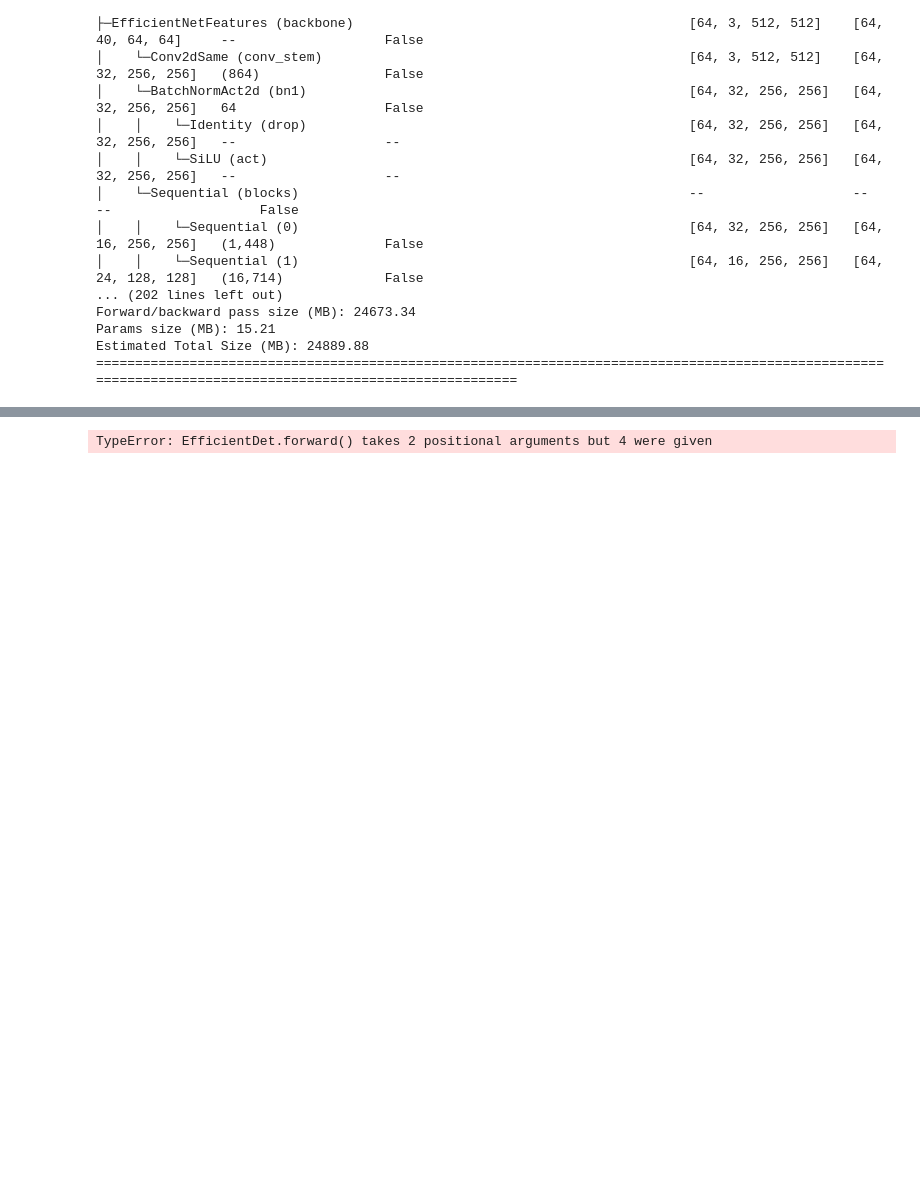
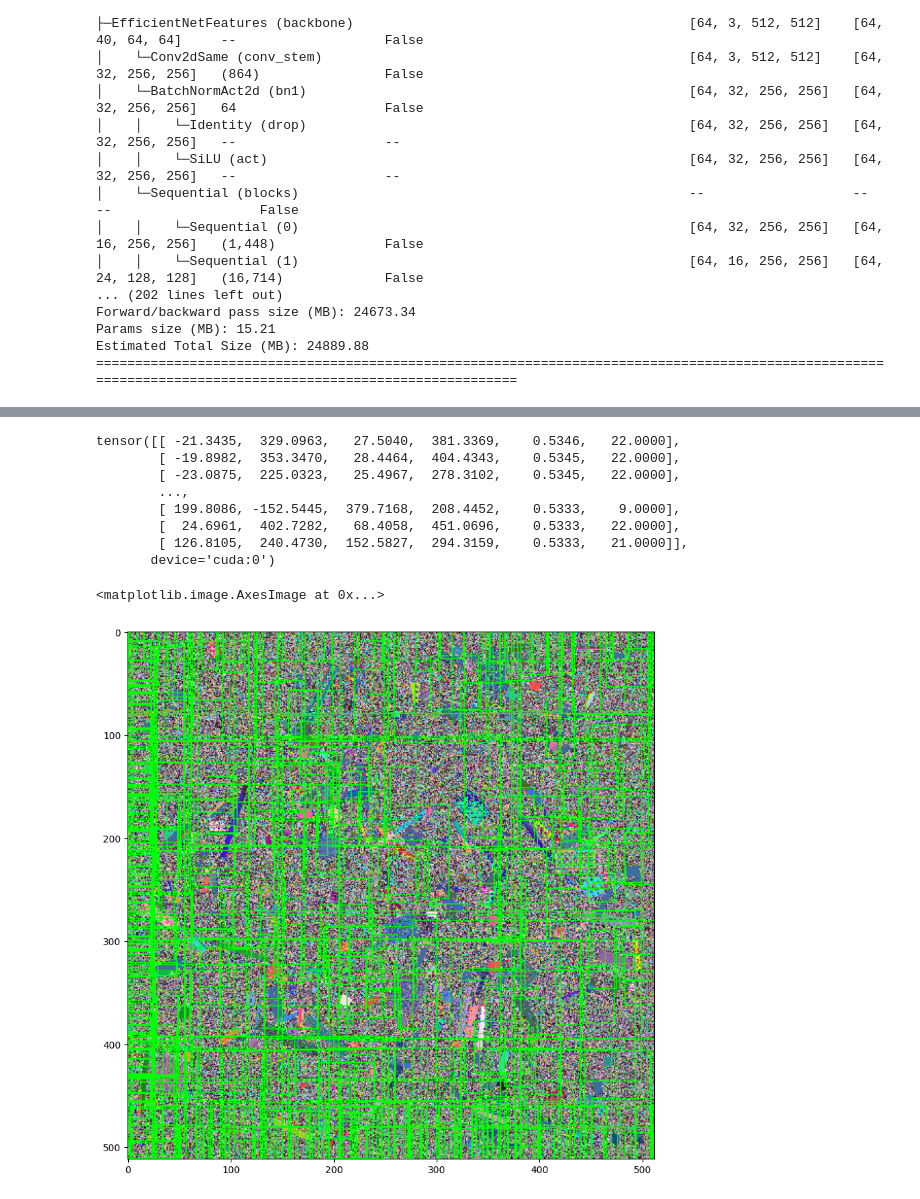
Before and after one commit to Chrispoo3680/lego-sorter, a Jupyter notebook: notebooks/test_objdet_model.ipynb, the cells around one changed output, grey strips where cells are left out. Drawn from its saved outputs; the diff is of its cells as text; code cells hidden in the pictures; blank space fills up the shorter version.

Commit message:
Able to get objdet model to work

```diff
--- a/notebooks/test_objdet_model.ipynb
+++ b/notebooks/test_objdet_model.ipynb
@@ -421,4 +442,6 @@ effdet_model, config = effdet_create_model("tf_efficientdet_d0",
                                    frozen_backbone=True,
                                    max_det_per_image=400,
                                    )
+
+pred_model = DetBenchPredict(effdet_model).to(device)
 # %% [output]
@@ -450,7 +477,9 @@ Params size (MB): 15.21
 Estimated Total Size (MB): 24889.88
 ===========================================================================================================================================================
 # %%
-image, boxes, labels = objdet_dataset[0]
+image, target = objdet_dataset[0]
+
 plt.imshow(image.permute(1, 2, 0))
+image.shape
 # %% [output]
 WARNING:matplotlib.image:Clipping input data to the valid range for imshow with RGB data ([0..1] for floats or [0..255] for integers). Got range [-2.117904..2.6399999].
@@ -459,7 +501,29 @@ WARNING:matplotlib.image:Clipping input data to the valid range for imshow with
 # %%
 effdet_model.eval()
 with torch.inference_mode():
-    predictions = effdet_model(image.unsqueeze(dim=0).to(device), labels, boxes)  # Returns predictions
-predictions[1][4]
+    predictions = pred_model(image.unsqueeze(dim=0).to(device))
+
+predictions = predictions.squeeze()
+predictions
 # %% [output]
-TypeError: EfficientDet.forward() takes 2 positional arguments but 4 were given
+tensor([[ -21.3435,  329.0963,   27.5040,  381.3369,    0.5346,   22.0000],
+        [ -19.8982,  353.3470,   28.4464,  404.4343,    0.5345,   22.0000],
+        [ -23.0875,  225.0323,   25.4967,  278.3102,    0.5345,   22.0000],
+        ...,
+        [ 199.8086, -152.5445,  379.7168,  208.4452,    0.5333,    9.0000],
+        [  24.6961,  402.7282,   68.4058,  451.0696,    0.5333,   22.0000],
+        [ 126.8105,  240.4730,  152.5827,  294.3159,    0.5333,   21.0000]],
+       device='cuda:0')
+# %%
+pred_bboxes = predictions[:, :4]
+pred_labels = predictions[:, -1]
+# %%
+img_boxes = torchvision.utils.draw_bounding_boxes(image, pred_bboxes, colors=(0, 255, 0))
+
+plt.figure(figsize = (10,10))
+out = torchvision.utils.make_grid(img_boxes.unsqueeze(0).float(), normalize=True)
+
+plt.imshow(out.numpy().transpose((1, 2, 0)))
+# %% [output]
+<matplotlib.image.AxesImage at 0x...>
+[figure, added]
```
Also changed, not shown: parts of 8 cells of this notebook, 4 other files.
